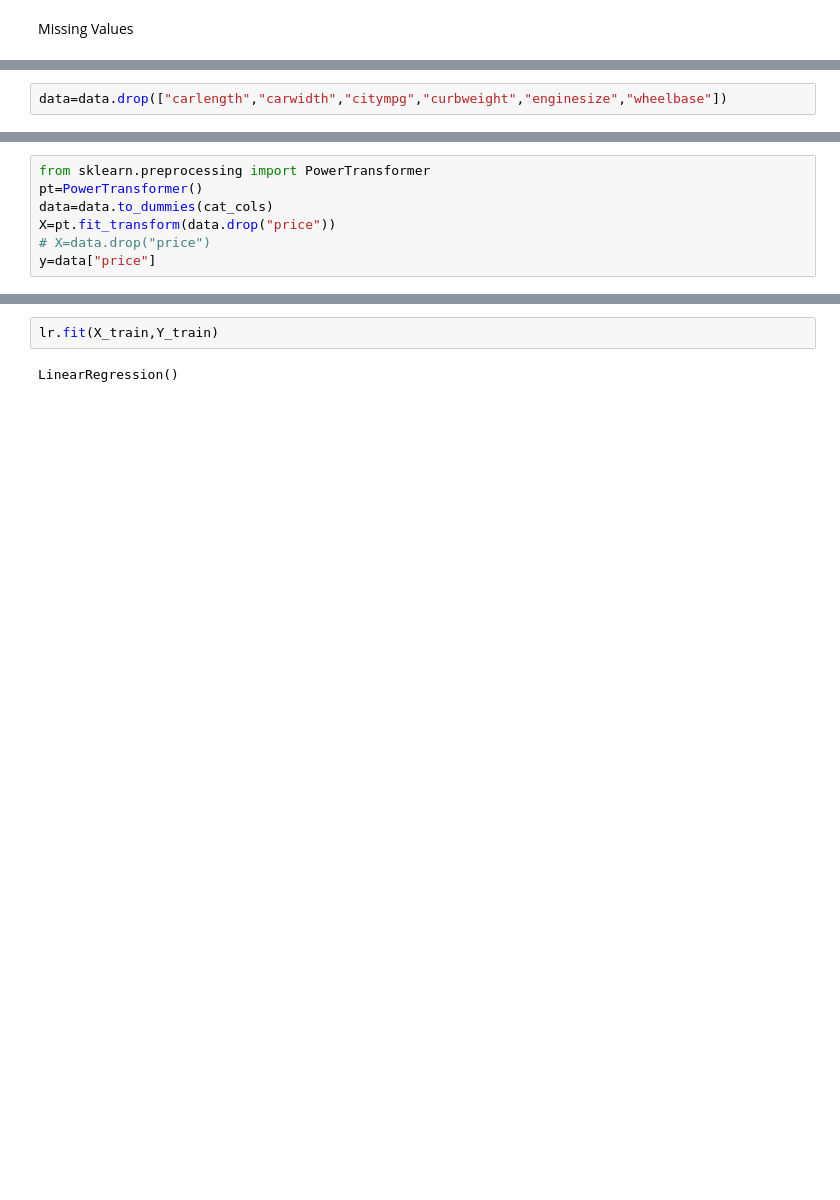
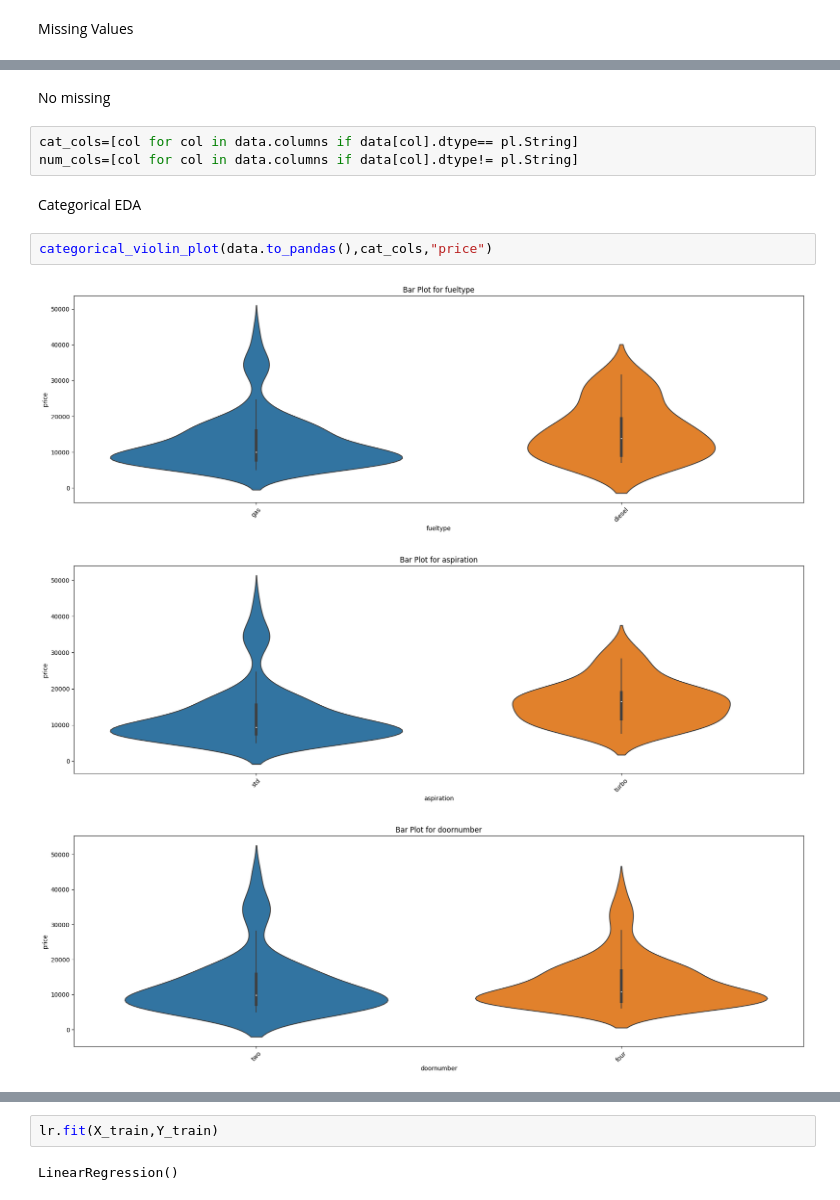
Before and after one commit to Ravikumarchavva/ML_Playground, a Jupyter notebook: Day1/LinearRegression.ipynb, the cells around one changed output, grey strips where cells are left out. Saved outputs shown, nothing was run; the diff lists cells and outputs as text; blank space fills up the shorter version.

```diff
--- a/Day1/LinearRegression.ipynb
+++ b/Day1/LinearRegression.ipynb
@@ -91,2 +29,0 @@ shape: (205, 25)
-# %%
-data=data.drop(["carlength","carwidth","citympg","curbweight","enginesize","wheelbase"])
@@ -140,7 +29,0 @@ valid_data_encoded
-# %%
-from sklearn.preprocessing import PowerTransformer
-pt=PowerTransformer()
-data=data.to_dummies(cat_cols)
-X=pt.fit_transform(data.drop("price"))
-# X=data.drop("price")
-y=data["price"]
@@ -162,0 +37,13 @@ pd.DataFrame(X).describe()
+# %% [markdown]
+No missing
+# %%
+cat_cols=[col for col in data.columns if data[col].dtype== pl.String]
+num_cols=[col for col in data.columns if data[col].dtype!= pl.String]
+# %% [markdown]
+Categorical EDA
+# %%
+categorical_violin_plot(data.to_pandas(),cat_cols,"price")
+# %% [output]
+[figure, added]
+[figure, added]
+[figure, added]
```
Also changed, not shown: parts of 58 cells of this notebook, 5 other files.
